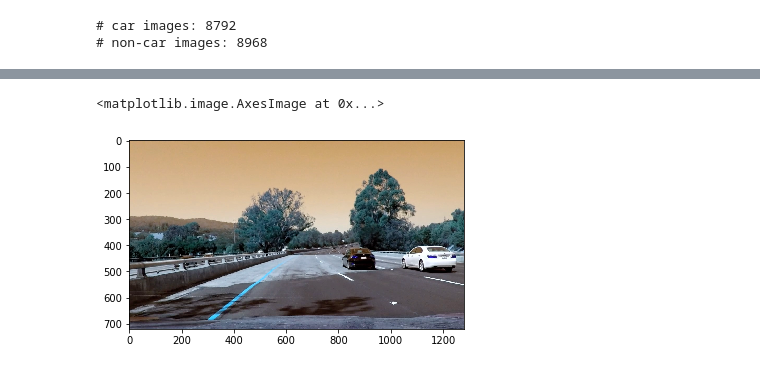
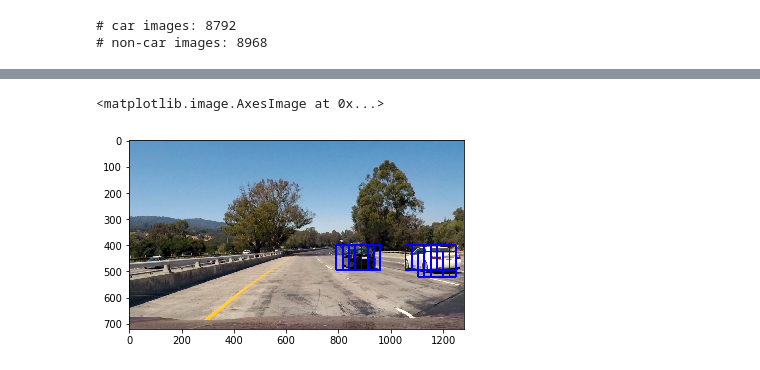
Before and after one commit to sahanagn/CarND-Vehicle-Detection-master, a Jupyter notebook: Project4.ipynb, the cells around one changed output, grey strips where cells are left out. Saved outputs shown, nothing was run; the diff lists cells and outputs as text; code cells hidden in the pictures.

```diff
--- a/Project4.ipynb
+++ b/Project4.ipynb
@@ -460,7 +430,7 @@ def find_cars(img, ystart, ystop, scale, svc, X_scaler, orient, pix_per_cell, ce
 
     return draw_img
 # %%
-ystart = 0
+ystart = 400
 ystop = 656
 scale = 1.5
 
@@ -471,7 +441,7 @@ spatial_size = (16, 16) # Spatial binning dimensions
 hist_bins = 16    # Number of histogram bins
 
 
-image = mpimg.imread('test_images/test4.jpg')
+image = mpimg.imread('test_images/test1.jpg')
 out_img = find_cars(image, ystart, ystop, scale, svc, X_scaler, orient, pix_per_cell, cell_per_block, spatial_size,
                     hist_bins)
 
@@ -481,3 +451,3 @@ C:\Users\Vino\Miniconda3\envs\carnd-term1\lib\site-packages\skimage\feature\_hog
   'be changed to `L2-Hys` in v0.15', skimage_deprecation)
 <matplotlib.image.AxesImage at 0x...>
-[figure, old version]
+[figure, new version]
```
Also changed, not shown: parts of 6 cells of this notebook.
